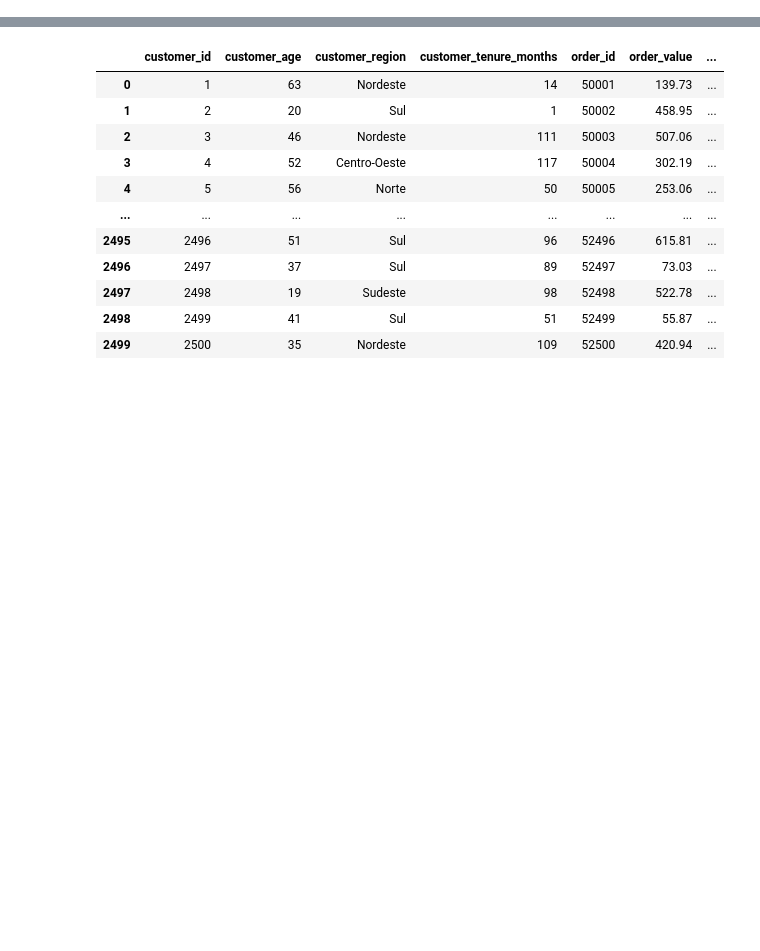
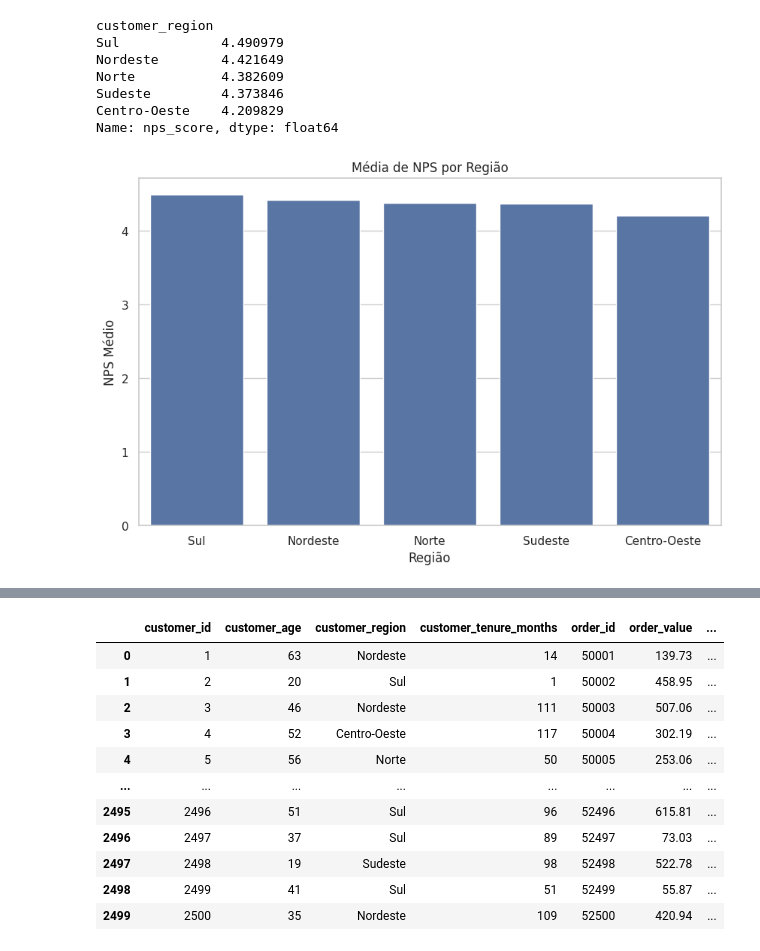
Before and after one commit to ldamaske/1IAST-Fase1, a Jupyter notebook: Data_Science_Desafios.ipynb, the cells around one changed output, grey strips where cells are left out. Saved outputs shown, nothing was run; the diff lists cells and outputs as text; code cells hidden in the pictures; blank space fills up the shorter version.

```diff
--- a/Data_Science_Desafios.ipynb
+++ b/Data_Science_Desafios.ipynb
@@ -9,0 +67,20 @@ import seaborn as sns
+# %%
+#NPS por região
+nps_regiao = nps.groupby("customer_region")["nps_score"].mean().sort_values(ascending=False)
+
+print(nps_regiao)
+
+sns.barplot(x=nps_regiao.index, y=nps_regiao.values)
+plt.title("Média de NPS por Região")
+plt.ylabel("NPS Médio")
+plt.xlabel("Região")
+plt.show()
+# %% [output]
+customer_region
+Sul             4.490979
+Nordeste        4.421649
+Norte           4.382609
+Sudeste         4.373846
+Centro-Oeste    4.209829
+Name: nps_score, dtype: float64
+[figure, added]
```
Also changed, not shown: parts of 19 cells of this notebook.
